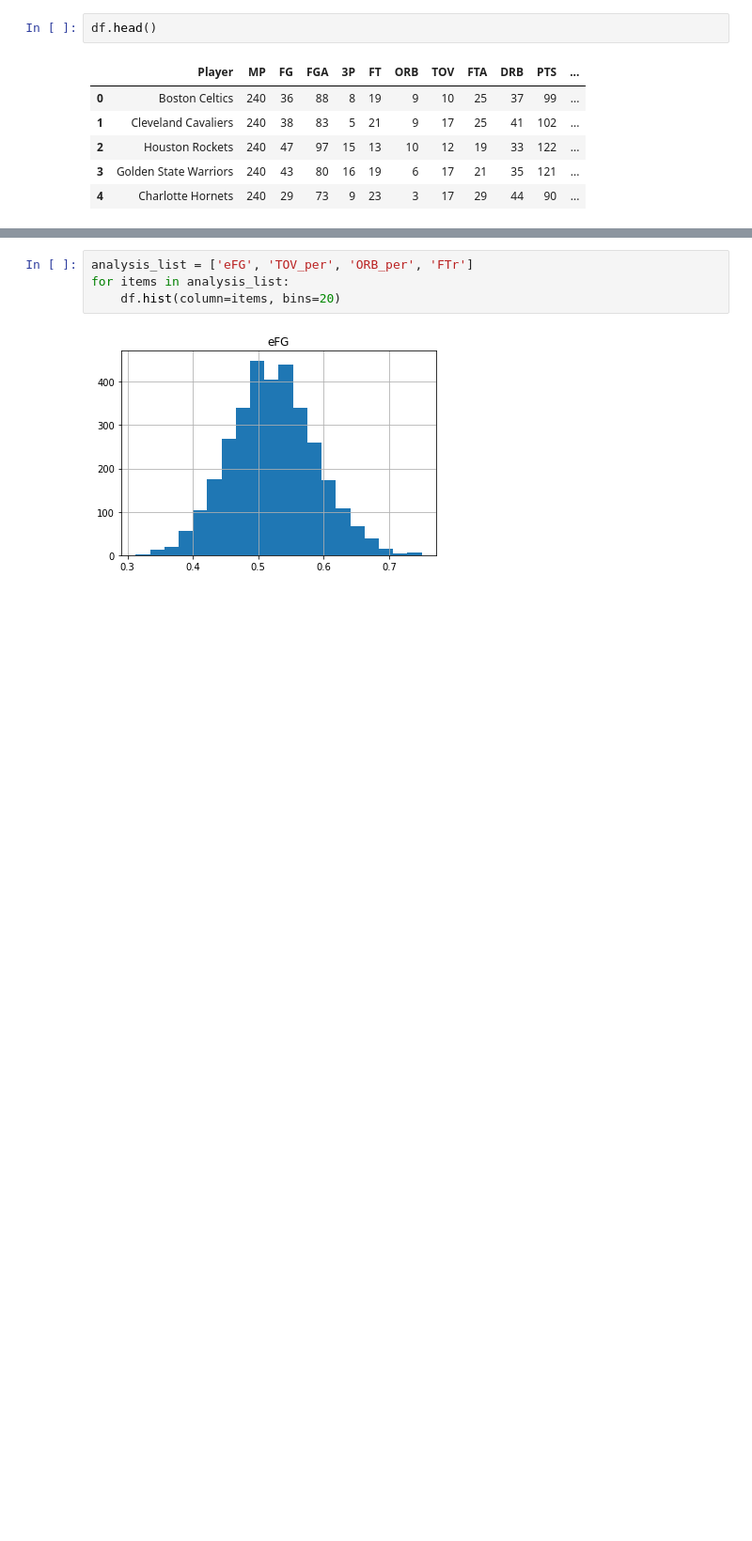
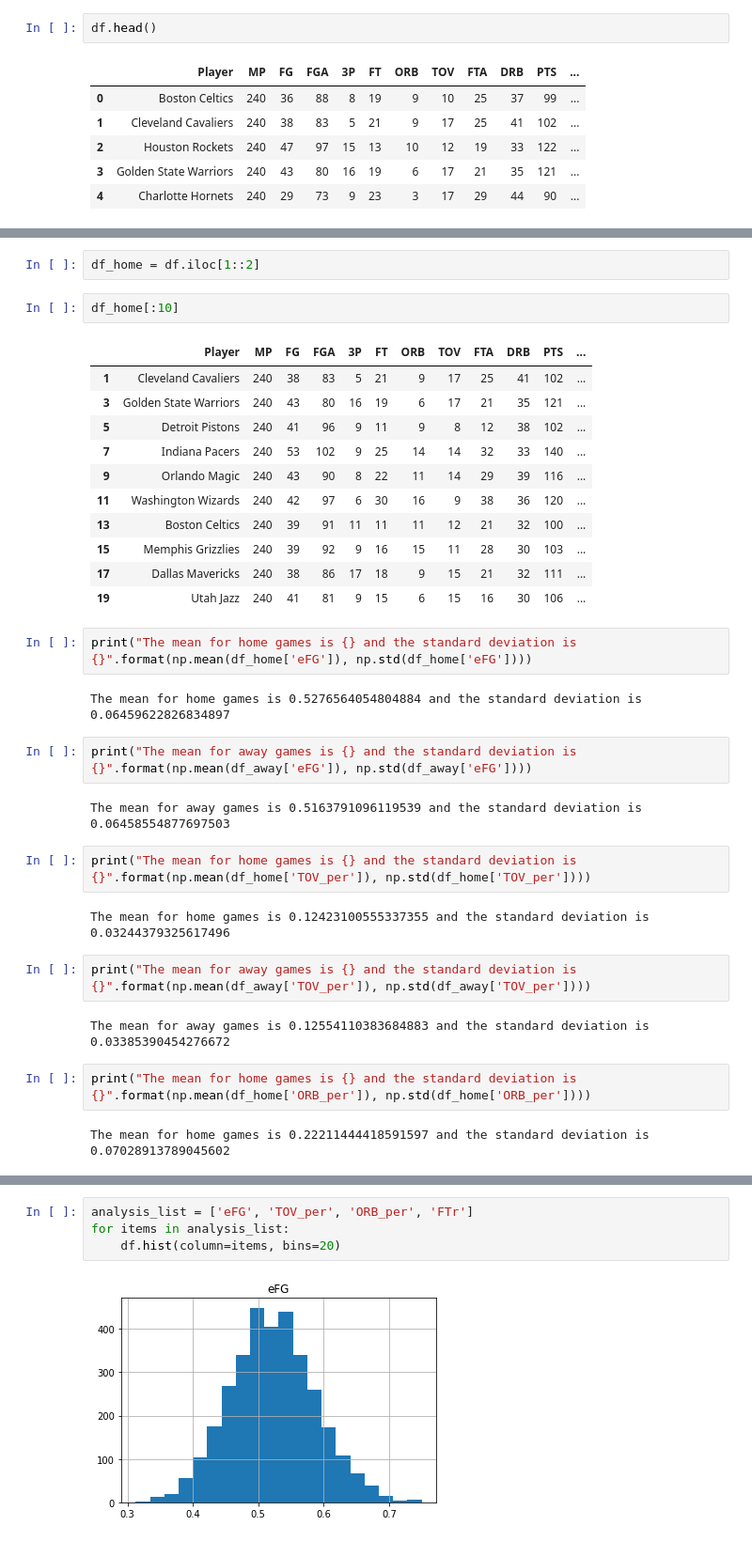
Before and after one commit to fayadabbasi/NBA_Four_Factors, a Jupyter notebook: NBA_Four_Factor_Analytics.ipynb, the cells around one changed output, grey strips where cells are left out. Shown at 94% size. Cells and saved outputs as stored; diff of their text form; blank space fills up the shorter version.

```diff
--- a/NBA_Four_Factor_Analytics.ipynb
+++ b/NBA_Four_Factor_Analytics.ipynb
@@ -37,0 +38,36 @@ np.mean(df['FTr'])
+# %%
+df_home = df.iloc[1::2]
+# %%
+df_home[:10]
+# %% [output]
+|  | Player | MP | FG | FGA | 3P | FT | ORB | TOV | FTA | DRB | PTS | ... |
+| 1 | Cleveland Cavaliers | 240 | 38 | 83 | 5 | 21 | 9 | 17 | 25 | 41 | 102 | ... |
+| 3 | Golden State Warriors | 240 | 43 | 80 | 16 | 19 | 6 | 17 | 21 | 35 | 121 | ... |
+| 5 | Detroit Pistons | 240 | 41 | 96 | 9 | 11 | 9 | 8 | 12 | 38 | 102 | ... |
+| 7 | Indiana Pacers | 240 | 53 | 102 | 9 | 25 | 14 | 14 | 32 | 33 | 140 | ... |
+| 9 | Orlando Magic | 240 | 43 | 90 | 8 | 22 | 11 | 14 | 29 | 39 | 116 | ... |
+| 11 | Washington Wizards | 240 | 42 | 97 | 6 | 30 | 16 | 9 | 38 | 36 | 120 | ... |
+| 13 | Boston Celtics | 240 | 39 | 91 | 11 | 11 | 11 | 12 | 21 | 32 | 100 | ... |
+| 15 | Memphis Grizzlies | 240 | 39 | 92 | 9 | 16 | 15 | 11 | 28 | 30 | 103 | ... |
+| 17 | Dallas Mavericks | 240 | 38 | 86 | 17 | 18 | 9 | 15 | 21 | 32 | 111 | ... |
+| 19 | Utah Jazz | 240 | 41 | 81 | 9 | 15 | 6 | 15 | 16 | 30 | 106 | ... |
+# %%
+print("The mean for home games is {} and the standard deviation is {}".format(np.mean(df_home['eFG']), np.std(df_home['eFG'])))
+# %% [output]
+The mean for home games is 0.5276564054804884 and the standard deviation is 0.06459622826834897
+# %%
+print("The mean for away games is {} and the standard deviation is {}".format(np.mean(df_away['eFG']), np.std(df_away['eFG'])))
+# %% [output]
+The mean for away games is 0.5163791096119539 and the standard deviation is 0.06458554877697503
+# %%
+print("The mean for home games is {} and the standard deviation is {}".format(np.mean(df_home['TOV_per']), np.std(df_home['TOV_per'])))
+# %% [output]
+The mean for home games is 0.12423100555337355 and the standard deviation is 0.03244379325617496
+# %%
+print("The mean for away games is {} and the standard deviation is {}".format(np.mean(df_away['TOV_per']), np.std(df_away['TOV_per'])))
+# %% [output]
+The mean for away games is 0.12554110383684883 and the standard deviation is 0.03385390454276672
+# %%
+print("The mean for home games is {} and the standard deviation is {}".format(np.mean(df_home['ORB_per']), np.std(df_home['ORB_per'])))
+# %% [output]
+The mean for home games is 0.22211444418591597 and the standard deviation is 0.07028913789045602
```
Also changed, not shown: parts of 9 cells of this notebook.
